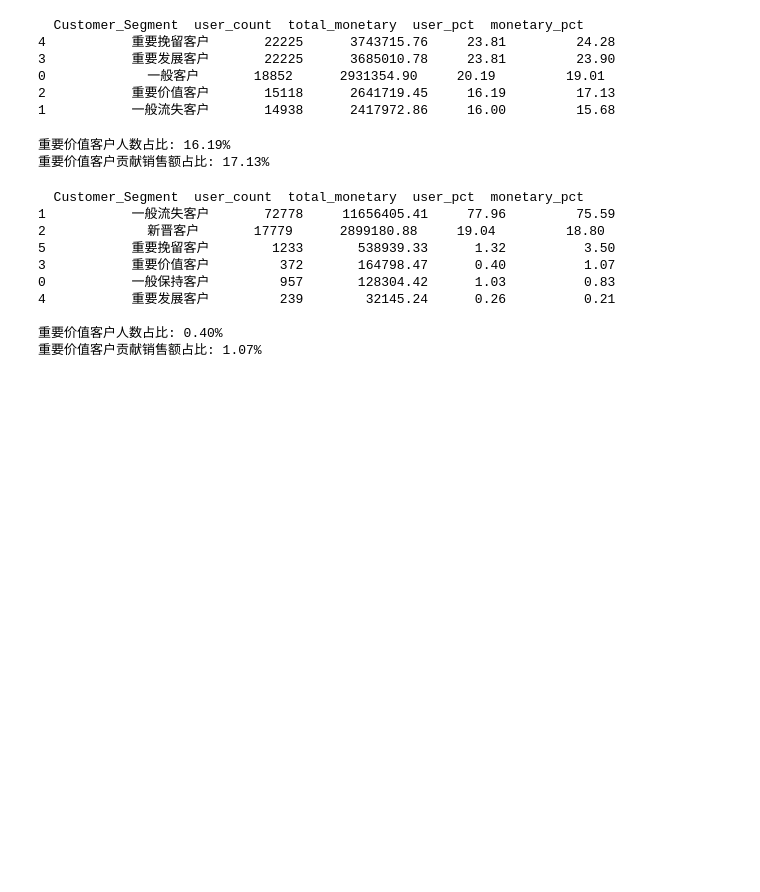
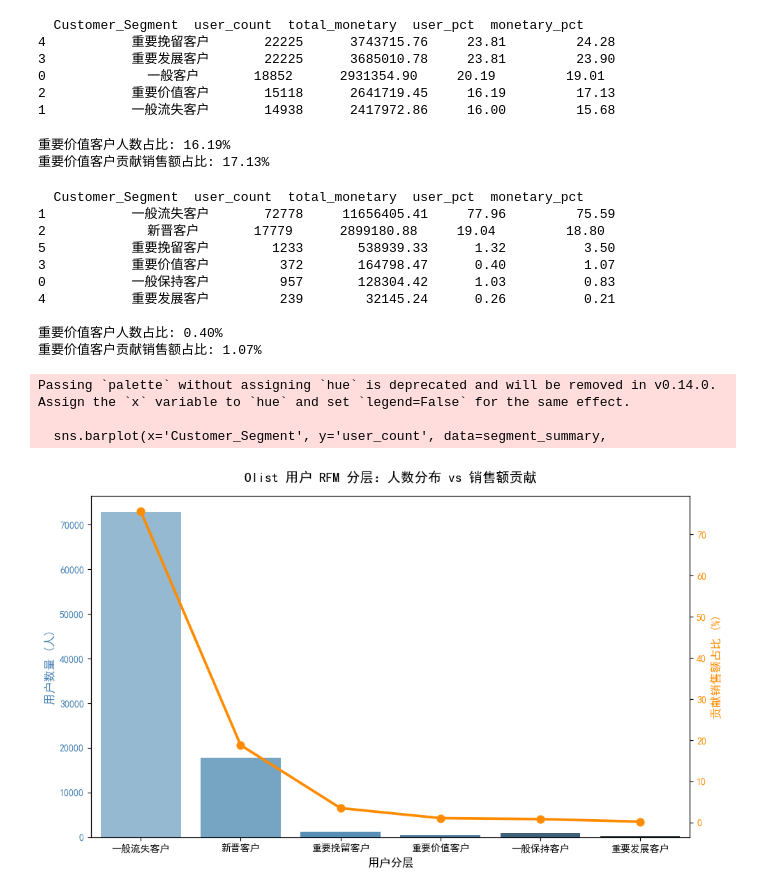
Before and after one commit to wangyaxin460-svg/olist-ecommerce-analysis, a Jupyter notebook: notebooks/03_sql_analysis.ipynb, the cells around one changed output. Drawn from its saved outputs; the diff is of its cells as text; code cells hidden in the pictures; blank space fills up the shorter version.

```diff
--- a/notebooks/03_sql_analysis.ipynb
+++ b/notebooks/03_sql_analysis.ipynb
@@ -434,3 +434,37 @@ print(f"重要价值客户贡献销售额占比: {high_value['monetary'].sum() /
 
 重要价值客户人数占比: 0.40%
 重要价值客户贡献销售额占比: 1.07%
+# %%
+import matplotlib.pyplot as plt
+import seaborn as sns
+
+# 解决 Windows 中文字体问题
+plt.rcParams['font.sans-serif'] = ['SimHei']
+plt.rcParams['axes.unicode_minus'] = False
+
+# 设置画布大小
+fig, ax1 = plt.subplots(figsize=(10, 6))
+
+# 1. 画柱状图：各个层级的用户数量
+sns.barplot(x='Customer_Segment', y='user_count', data=segment_summary,
+            palette='Blues_d', ax=ax1)
+ax1.set_ylabel('用户数量 (人)', color='steelblue', fontsize=12)
+ax1.set_xlabel('用户分层', fontsize=12)
+ax1.tick_params(axis='y', labelcolor='steelblue')
+
+# 2. 画折线图：各个层级的销售额占比（用右侧 Y 轴）
+ax2 = ax1.twinx()
+sns.pointplot(x='Customer_Segment', y='monetary_pct', data=segment_summary,
+              color='darkorange', markers='o', ax=ax2)
+ax2.set_ylabel('贡献销售额占比 (%)', color='darkorange', fontsize=12)
+ax2.tick_params(axis='y', labelcolor='darkorange')
+
+plt.title('Olist 用户 RFM 分层：人数分布 vs 销售额贡献', fontsize=14, pad=15)
+plt.xticks(rotation=15) # 倾斜标签，防止字重叠
+plt.tight_layout()
+plt.show()
+# %% [output]
+Passing `palette` without assigning `hue` is deprecated and will be removed in v0.14.0. Assign the `x` variable to `hue` and set `legend=False` for the same effect.
+
+  sns.barplot(x='Customer_Segment', y='user_count', data=segment_summary,
+[figure, added]
```
Also changed, not shown: 2 other files.
